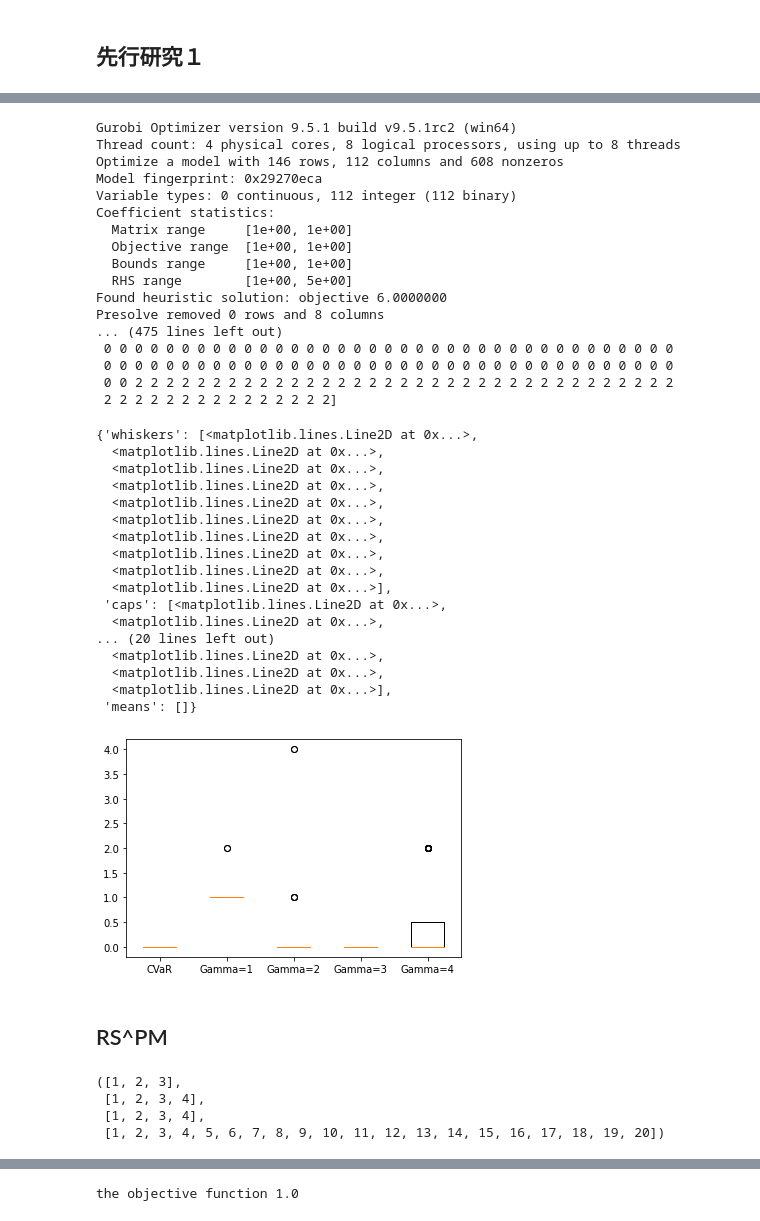
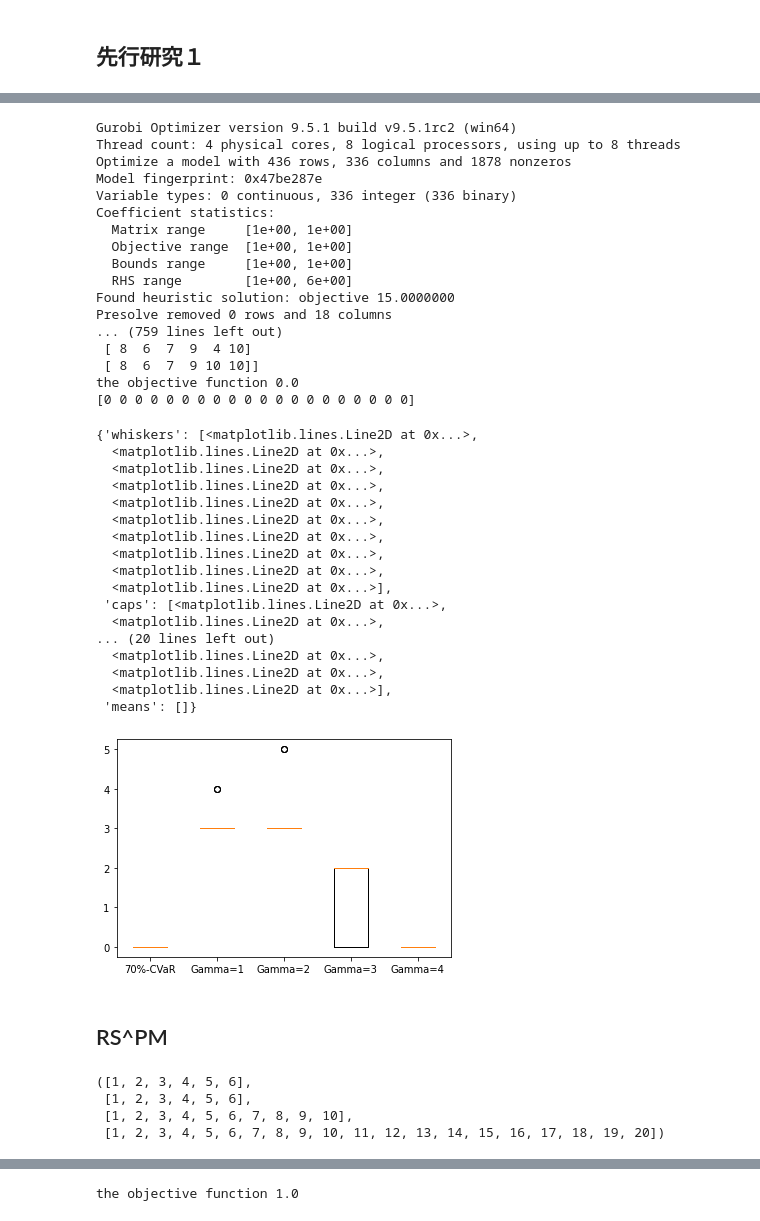
Before and after one commit to ikumadaiki/CPMP, a Jupyter notebook: instance.ipynb, the cells around one changed output, grey strips where cells are left out. Cells and saved outputs as stored; diff of their text form; code cells hidden in the pictures.

```diff
--- a/instance.ipynb
+++ b/instance.ipynb
@@ -193,0 +152,8 @@ Found heuristic solution: objective 0.0000000
+# %%
+inst=[[5,5,[3,2,2,2,1,2,2,2,1,3]],[4,6,[3,2,2,2,1,2,2,2,1,3]]]
+pcvar=[]
+for i in inst:
+  ship_num=len(i[2])
+  size=1000
+  IPS6(ship_num,i[0],i[1],i[2],size,0.7)
+  pcvar+=list(penalty)
@@ -305,8 +308,25 @@ def robust(ship_num,stack_num,height,n,Gamma,size,OR):
             penalty_r.append(a)
 
         penalty_r=np.sort(penalty_r)
-        penalty_r=penalty_r[round(0.8*size):]
+        penalty_r=penalty_r[round(0.95*size):]
         print(penalty_r)
 
         # import matplotlib.pyplot as plt
         # plt.boxplot(penalty_r)
+# %%
+data=(tuple(pcvar),)
+l=["70%-CVaR"]
+for g in range(1,5):
+  ship_num=len(i[2])
+  size=1000
+  prob=[]
+  for i in inst:
+    robust(ship_num,i[0],i[1],i[2],g,size,OR=OR)
+    prob+=list(penalty_r)
+    print(prob)
+  data+=(tuple(prob),)
+  l.append("Gamma="+str(g))
+  # print("data=",data)
+import matplotlib.pyplot as plt
+plt.boxplot(data,labels=l)
+plt.show()
@@ -312,0 +362,7 @@ def robust(ship_num,stack_num,height,n,Gamma,size,OR):
+# %%
+stack_num=6
+height=6
+n=[4,3,3,3,2,3,3,2,2,3]
+ship_num=len(n)
+size=1000
+IPS6(ship_num,stack_num,height,n,size,0.7)
@@ -313,63 +387,62 @@ def robust(ship_num,stack_num,height,n,Gamma,size,OR):
 # %%
-data=(tuple(penalty),)
-l=["CVaR"]
+data=(tuple(penalty[round(0.98*size):]),)
+l=["70%-CVaR"]
 for g in range(1,5):
-  robust(ship_num,stack_num,height,n,g,1000,OR=OR)
+  robust(ship_num,stack_num,height,n,g,size,OR=OR)
   data+=(tuple(penalty_r),)
   l.append("Gamma="+str(g))
 # print("data=",data)
 import matplotlib.pyplot as plt
 plt.boxplot(data,labels=l)
 # %% [output]
 Gurobi Optimizer version 9.5.1 build v9.5.1rc2 (win64)
 Thread count: 4 physical cores, 8 logical processors, using up to 8 threads
-Optimize a model with 146 rows, 112 columns and 608 nonzeros
-Model fingerprint: 0x29270eca
-Variable types: 0 continuous, 112 integer (112 binary)
+Optimize a model with 436 rows, 336 columns and 1878 nonzeros
+Model fingerprint: 0x47be287e
+Variable types: 0 continuous, 336 integer (336 binary)
 Coefficient statistics:
   Matrix range     [1e+00, 1e+00]
   Objective range  [1e+00, 1e+00]
   Bounds range     [1e+00, 1e+00]
-  RHS range        [1e+00, 5e+00]
-Found heuristic solution: objective 6.0000000
-Presolve removed 0 rows and 8 columns
-... (475 lines left out)
- 0 0 0 0 0 0 0 0 0 0 0 0 0 0 0 0 0 0 0 0 0 0 0 0 0 0 0 0 0 0 0 0 0 0 0 0 0
- 0 0 0 0 0 0 0 0 0 0 0 0 0 0 0 0 0 0 0 0 0 0 0 0 0 0 0 0 0 0 0 0 0 0 0 0 0
- 0 0 2 2 2 2 2 2 2 2 2 2 2 2 2 2 2 2 2 2 2 2 2 2 2 2 2 2 2 2 2 2 2 2 2 2 2
- 2 2 2 2 2 2 2 2 2 2 2 2 2 2 2]
+  RHS range        [1e+00, 6e+00]
+Found heuristic solution: objective 15.0000000
+Presolve removed 0 rows and 18 columns
+... (759 lines left out)
+ [ 8  6  7  9  4 10]
+ [ 8  6  7  9 10 10]]
+the objective function 0.0
+[0 0 0 0 0 0 0 0 0 0 0 0 0 0 0 0 0 0 0 0]
 {'whiskers': [<matplotlib.lines.Line2D at 0x...>,
   <matplotlib.lines.Line2D at 0x...>,
   <matplotlib.lines.Line2D at 0x...>,
   <matplotlib.lines.Line2D at 0x...>,
   <matplotlib.lines.Line2D at 0x...>,
   <matplotlib.lines.Line2D at 0x...>,
   <matplotlib.lines.Line2D at 0x...>,
   <matplotlib.lines.Line2D at 0x...>,
   <matplotlib.lines.Line2D at 0x...>,
   <matplotlib.lines.Line2D at 0x...>],
  'caps': [<matplotlib.lines.Line2D at 0x...>,
   <matplotlib.lines.Line2D at 0x...>,
 ... (20 lines left out)
   <matplotlib.lines.Line2D at 0x...>,
   <matplotlib.lines.Line2D at 0x...>,
   <matplotlib.lines.Line2D at 0x...>],
  'means': []}
-[figure, old version]
+[figure, new version]
 # %% [markdown]
 ## RS^PM
 # %%
-S=[i+1 for i in range(3)]
-H=[i+1 for i in range(4)]
-P=[i+1 for i in range(4)]
+S=[i+1 for i in range(stack_num)]
+H=[i+1 for i in range(height)]
+P=[i+1 for i in range(ship_num)]
 T=[i+1 for i in range(20)]
-n=[1,2,4,3]
 
 S,H,P,T
 # %% [output]
-([1, 2, 3],
- [1, 2, 3, 4],
- [1, 2, 3, 4],
+([1, 2, 3, 4, 5, 6],
+ [1, 2, 3, 4, 5, 6],
+ [1, 2, 3, 4, 5, 6, 7, 8, 9, 10],
  [1, 2, 3, 4, 5, 6, 7, 8, 9, 10, 11, 12, 13, 14, 15, 16, 17, 18, 19, 20])
 # %%
 m=Model("RSPM")
```
Also changed, not shown: parts of 14 cells of this notebook.
